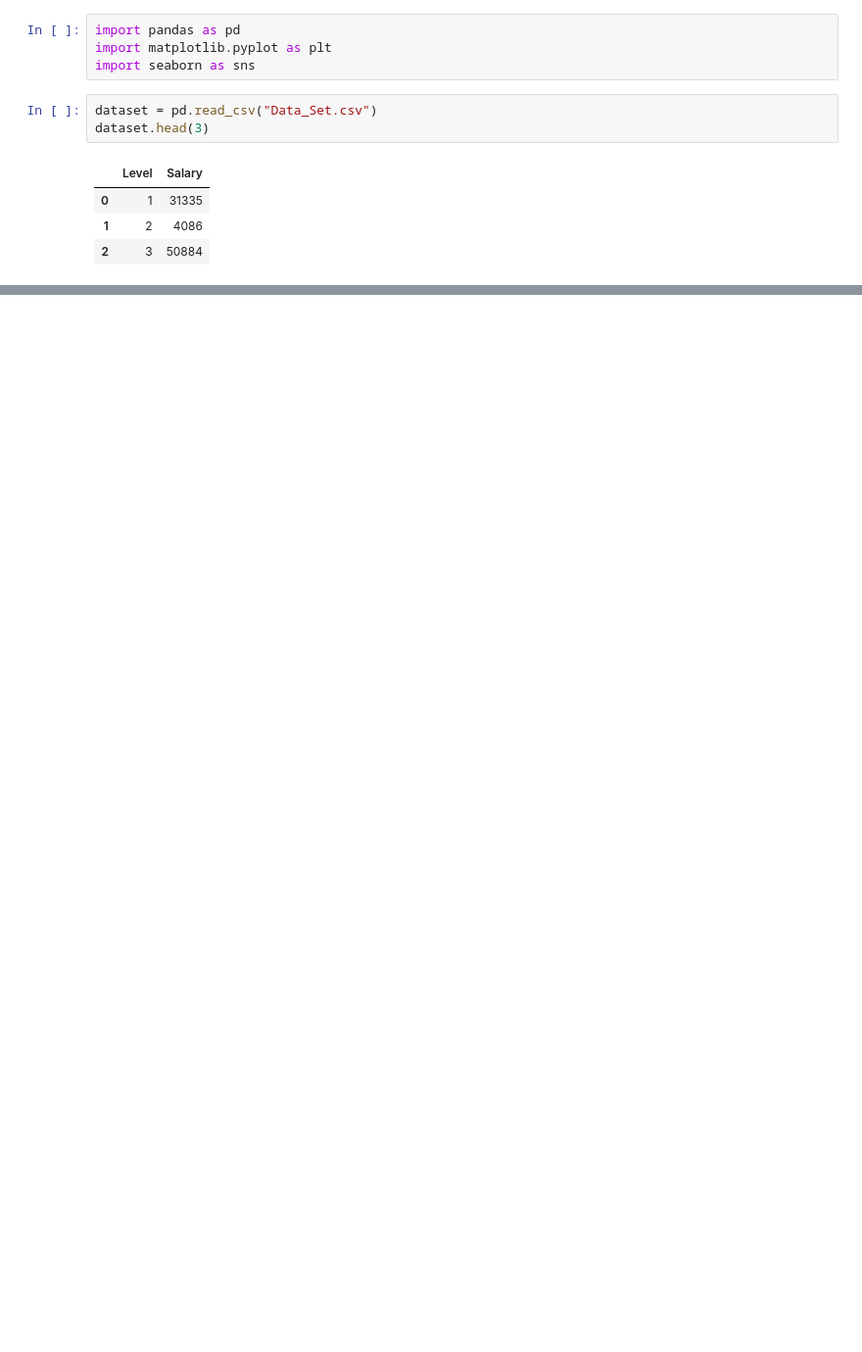
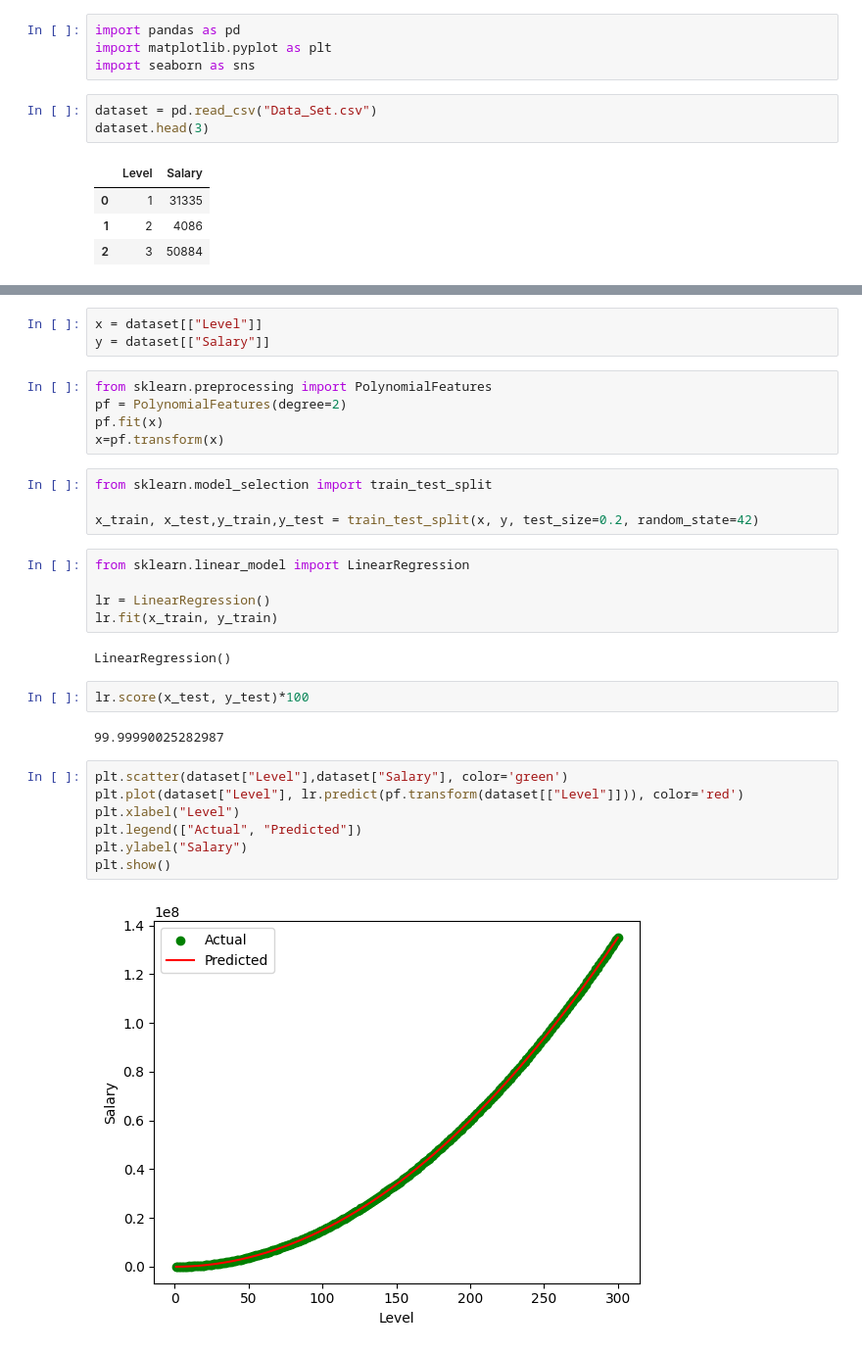
Before and after one commit to Its-Vikas-xd/Machine-Learning, a Jupyter notebook: Supervised Machine Learning/Linear Regression/Polynomial Regression/Polynomial_Regression.ipynb, the cells around one changed output, grey strips where cells are left out. Shown at 98% size. Drawn from its saved outputs; the diff is of its cells as text; blank space fills up the shorter version.

Commit message:
Polynomial Regression

```diff
--- a/Supervised Machine Learning/Linear Regression/Polynomial Regression/Polynomial_Regression.ipynb
+++ b/Supervised Machine Learning/Linear Regression/Polynomial Regression/Polynomial_Regression.ipynb
@@ -17,0 +26,32 @@ plt.show()
+# %%
+x = dataset[["Level"]]
+y = dataset[["Salary"]]
+# %%
+from sklearn.preprocessing import PolynomialFeatures
+pf = PolynomialFeatures(degree=2)
+pf.fit(x)
+x=pf.transform(x)
+# %%
+from sklearn.model_selection import train_test_split
+
+x_train, x_test,y_train,y_test = train_test_split(x, y, test_size=0.2, random_state=42)
+# %%
+from sklearn.linear_model import LinearRegression
+
+lr = LinearRegression()
+lr.fit(x_train, y_train)
+# %% [output]
+LinearRegression()
+# %%
+lr.score(x_test, y_test)*100
+# %% [output]
+99.99990025282987
+# %%
+plt.scatter(dataset["Level"],dataset["Salary"], color='green')
+plt.plot(dataset["Level"], lr.predict(pf.transform(dataset[["Level"]])), color='red')
+plt.xlabel("Level")
+plt.legend(["Actual", "Predicted"])
+plt.ylabel("Salary")
+plt.show()
+# %% [output]
+[figure, added]
```
Also changed, not shown: parts of 2 cells of this notebook.
